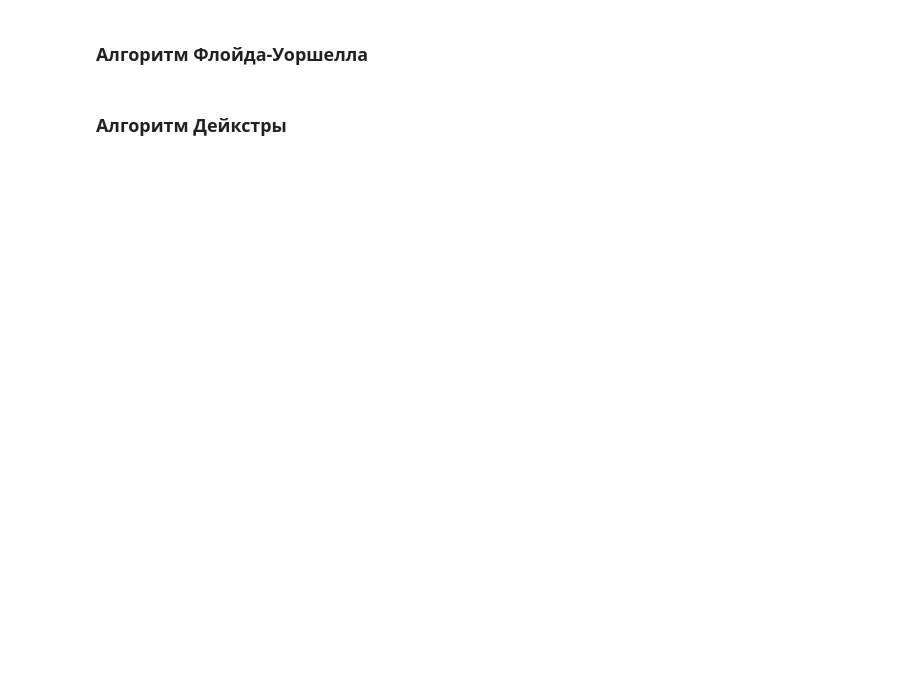
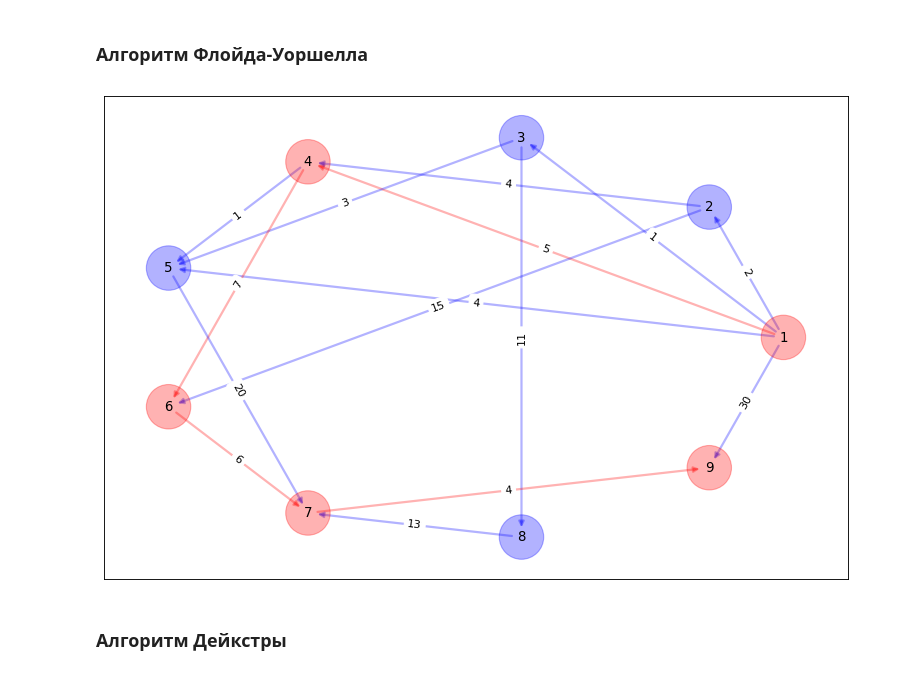
Before and after one commit to Filadrif/Data-Structures-and-Algorithms, a Jupyter notebook: labs/Lab6.ipynb, the cells around one changed output. Drawn from its saved outputs; the diff is of its cells as text; code cells hidden in the pictures; blank space fills up the shorter version.

```diff
--- a/labs/Lab6.ipynb
+++ b/labs/Lab6.ipynb
@@ -95,4 +107,36 @@ for pos, length in labels.items():
 # %% [markdown]
 ###  Алгоритм Флойда-Уоршелла
+# %%
+def fw_get_path(path, start, end):
+    way = [start]
+    while start != end:
+        start = path[start][end]
+        way.append(start)
+    for i in range(len(way)):
+        way[i] += 1
+    return way
+
+
+def floyd_warshall_path(matrix, start, end):
+    start -= 1
+    end -= 1
+    for i in range(len(matrix)):
+        matrix[i][i] = 0
+
+    path = [[v for v in range(len(matrix))] for u in range(len(matrix))]
+    for k in range(len(matrix)):
+        for i in range(len(matrix)):
+            for j in range(len(matrix)):
+                if matrix[i][k] < math.inf and matrix[k][j] < math.inf and matrix[i][j] > matrix[i][k] + matrix[k][j]:
+                    matrix[i][j] = matrix[i][k] + matrix[k][j]
+                    path[i][j] = path[i][k]
+
+    return fw_get_path(path,start,end)
+
+start = 1
+end = 9
+create_graph(graph, matrix, way = floyd_warshall_path(copy.deepcopy(adj_matrix), start, end))
+# %% [output]
+[figure, added]
 # %% [markdown]
 ### Алгоритм Дейкстры
```
Also changed, not shown: parts of 9 cells of this notebook.
